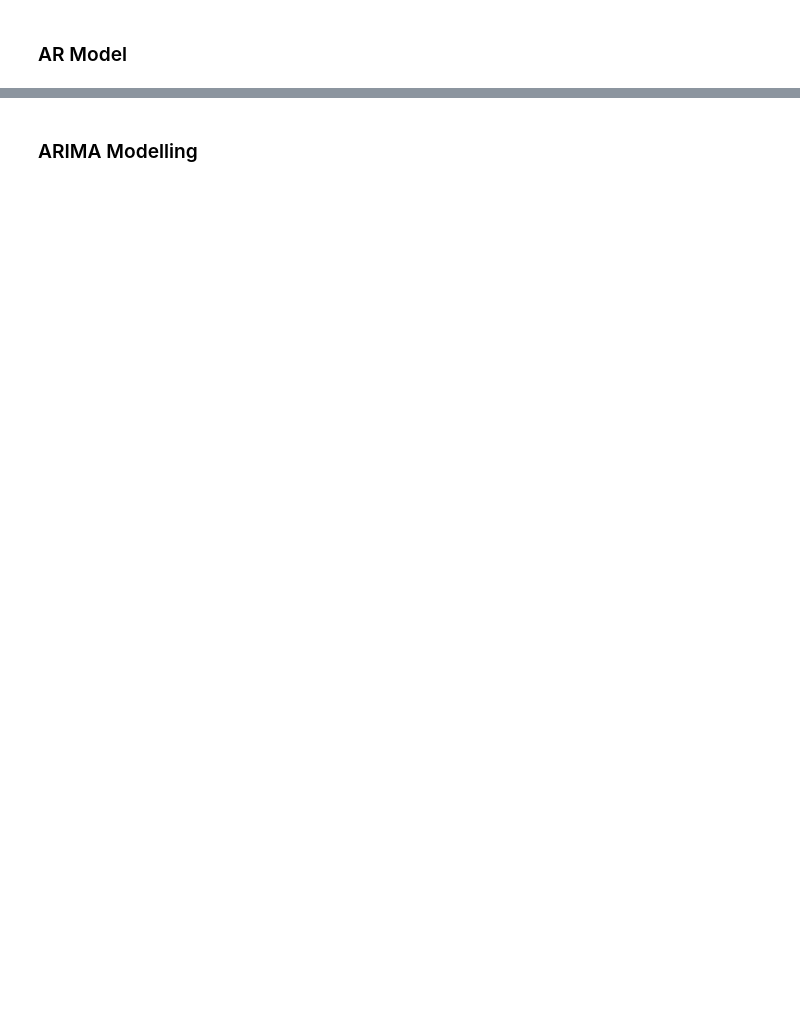
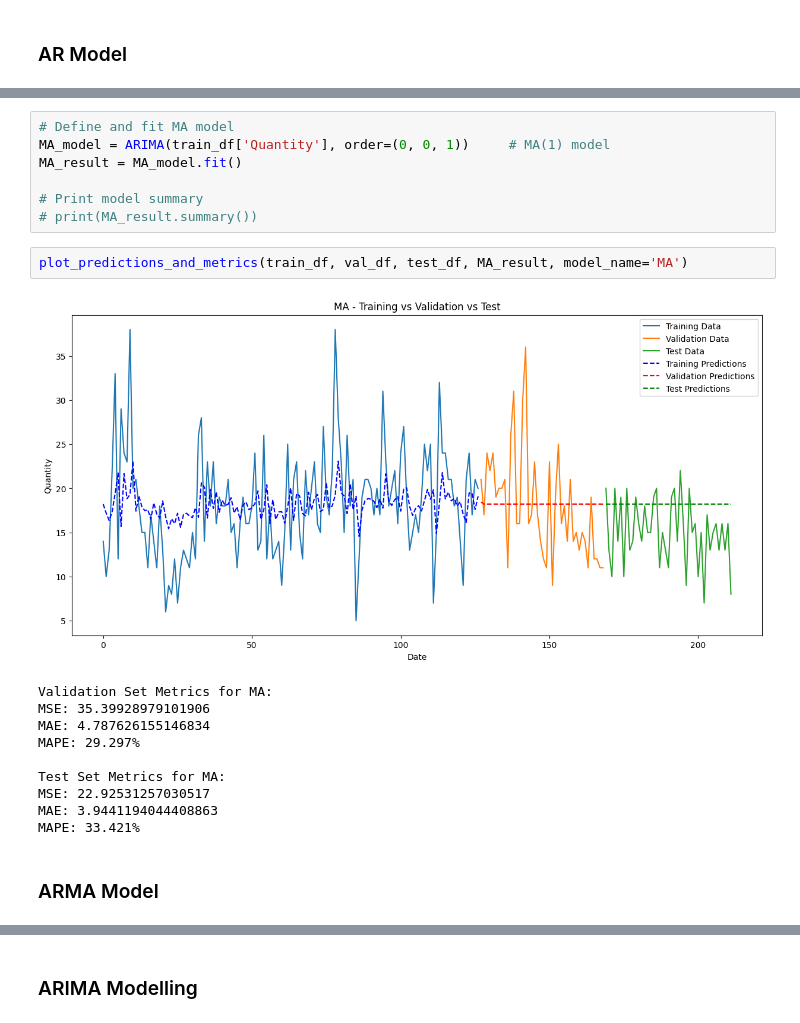
Before and after one commit to thejatingupta7/Demand_Forecasting_for_E_commerce, a Jupyter notebook: notebook_week1.ipynb, the cells around one changed output, grey strips where cells are left out. Drawn from its saved outputs; the diff is of its cells as text; blank space fills up the shorter version.

```diff
--- a/notebook_week1.ipynb
+++ b/notebook_week1.ipynb
@@ -738,0 +749,22 @@ plot_predictions_and_metrics(train_df, val_df, test_df, predictions_train, predi
+# %%
+# Define and fit MA model
+MA_model = ARIMA(train_df['Quantity'], order=(0, 0, 1))     # MA(1) model
+MA_result = MA_model.fit()
+
+# Print model summary
+# print(MA_result.summary())
+# %%
+plot_predictions_and_metrics(train_df, val_df, test_df, MA_result, model_name='MA')
+# %% [output]
+[figure, added]
+Validation Set Metrics for MA:
+MSE: 35.39928979101906
+MAE: 4.787626155146834
+MAPE: 29.297%
+
+Test Set Metrics for MA:
+MSE: 22.92531257030517
+MAE: 3.9441194044408863
+MAPE: 33.421%
+# %% [markdown]
+### ARMA Model
```
Also changed, not shown: parts of 24 cells of this notebook.
